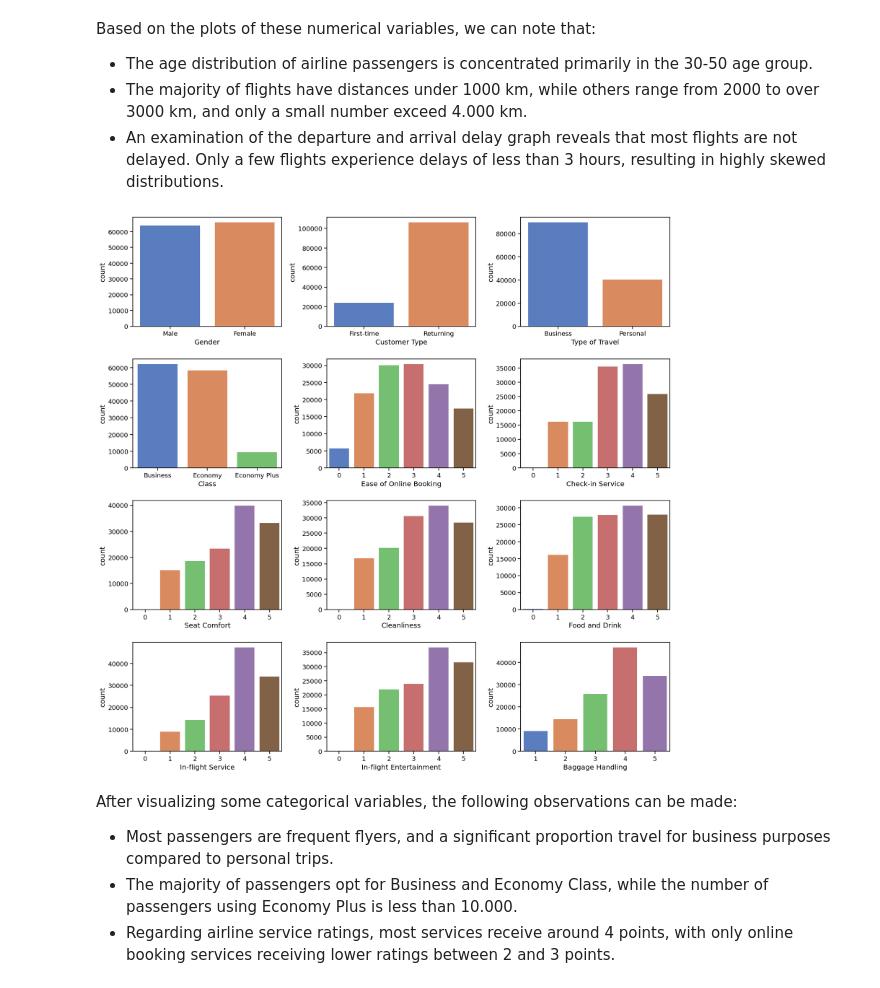
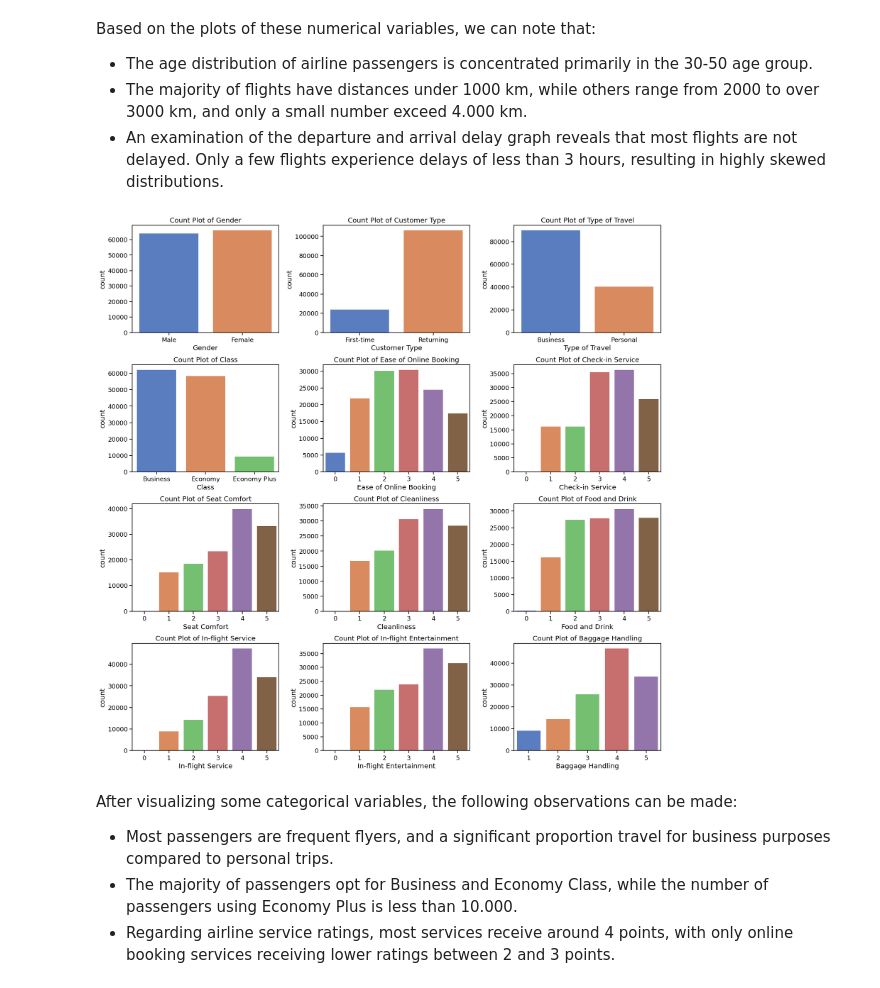
Before and after one commit to leonguyen18/MQ-Data-Science-Project, a Jupyter notebook: 48203971_Portfolio4.ipynb, the cells around one changed output. Cells and saved outputs as stored; diff of their text form; code cells hidden in the pictures.

```diff
--- a/48203971_Portfolio4.ipynb
+++ b/48203971_Portfolio4.ipynb
@@ -160,6 +178,9 @@ for col in actual_num_columns:
     sns.histplot(df[col], ax = ax[0], color= muted_colors[0]) # 1st plot
     sns.boxplot(x = df[col], ax= ax[1], palette= 'muted') # 2nd plot
 
+    # Add titles to the plots
+    ax[0].set_title(f'Histogram of {col}')
+    ax[1].set_title(f'Boxplot of {col}')
 
     # If the column is 'Departure Delay' or 'Arrival Delay', adjust the y-axis limits for better visualization
     if col in ['Departure Delay', 'Arrival Delay']:
@@ -178,32 +199,35 @@ Based on the plots of these numerical variables, we can note that:
 # %%
 # Plot categorical columns
 muted_colors = sns.color_palette('muted')
 
 # List of columns to be plotted
 columns = ['Gender', 'Customer Type', 'Type of Travel', 'Class', 'Ease of Online Booking',
            'Check-in Service', 'Seat Comfort', 'Cleanliness', 'Food and Drink',
            'In-flight Service', 'In-flight Entertainment', 'Baggage Handling']
 
 
 # Create a figure with a grid of subplots
 fig, axes = plt.subplots(4, 3, figsize=(20, 20))
 
 # For each column
 for i, column in enumerate(columns):
     # Calculate the row and column indices for the subplot
     row = i // 3
     col = i % 3
 
     # Create a count plot on the subplot
     sns.countplot(x=column, data=df, palette= 'muted', ax=axes[row, col])
 
+    # Add a title to the subplot
+    axes[row, col].set_title(f'Count Plot of {column}')
+
 # Adjust the space between subplots
 plt.subplots_adjust(wspace=0.3, hspace=0.3)
 
 # Show the figure
 plt.show()
 # %% [output]
-[figure, old version]
+[figure, new version]
 # %% [markdown]
 After visualizing some categorical variables, the following observations can be made:
 
```
Also changed, not shown: parts of 21 cells of this notebook, 1 other file.
